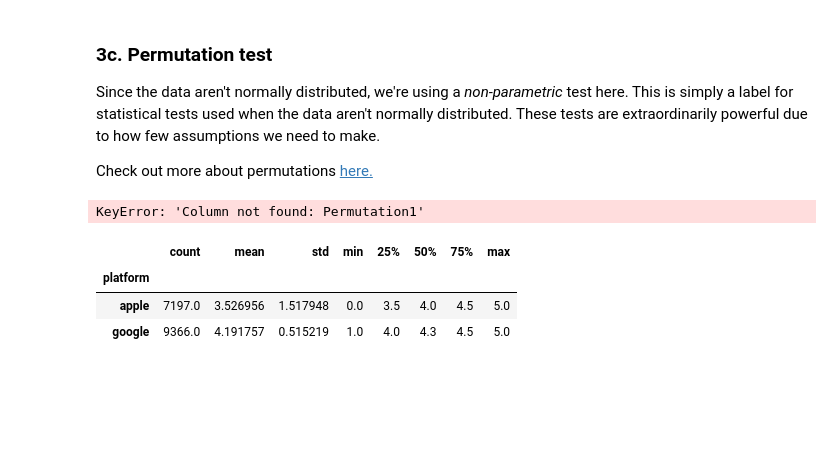
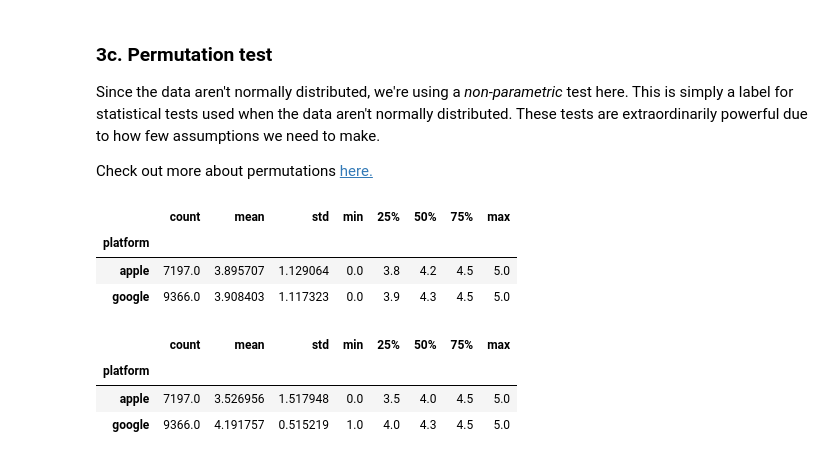
Before and after one commit to sweta0805/springboard, a Jupyter notebook: 1585016537_Apps_Case_Study/Project Files/Springboard Apps project - Tier 3 - Complete.ipynb, the cells around one changed output. Drawn from its saved outputs; the diff is of its cells as text; code cells hidden in the pictures; blank space fills up the shorter version.

```diff
--- a/1585016537_Apps_Case_Study/Project Files/Springboard Apps project - Tier 3 - Complete.ipynb
+++ b/1585016537_Apps_Case_Study/Project Files/Springboard Apps project - Tier 3 - Complete.ipynb
@@ -476,11 +476,15 @@ Check out more about permutations [here.](http://rasbt.github.io/mlxtend/user_gu
 # %%
 # Create a column called `Permutation1`, and assign to it the result of permuting (shuffling) the Rating column
 # This assignment will use our numpy object's random.permutation() method
-df['permutation1'] = np.random.permutation(df['Rating'])
+df['Permutation1'] = np.random.permutation(df['Rating'])
+
 # Call the describe() method on our permutation grouped by 'platform'.
 df.groupby(by='platform')['Permutation1'].describe()
 # %% [output]
-KeyError: 'Column not found: Permutation1'
+|  | count | mean | std | min | 25% | 50% | 75% | max |
+| platform |  |  |  |  |  |  |  |  |
+| apple | 7197.0 | 3.895707 | 1.129064 | 0.0 | 3.8 | 4.2 | 4.5 | 5.0 |
+| google | 9366.0 | 3.908403 | 1.117323 | 0.0 | 3.9 | 4.3 | 4.5 | 5.0 |
 # %%
 # Lets compare with the previous analytical summary:
 df.groupby(by='platform')['Rating'].describe()
```
Also changed, not shown: parts of 2 cells of this notebook.
